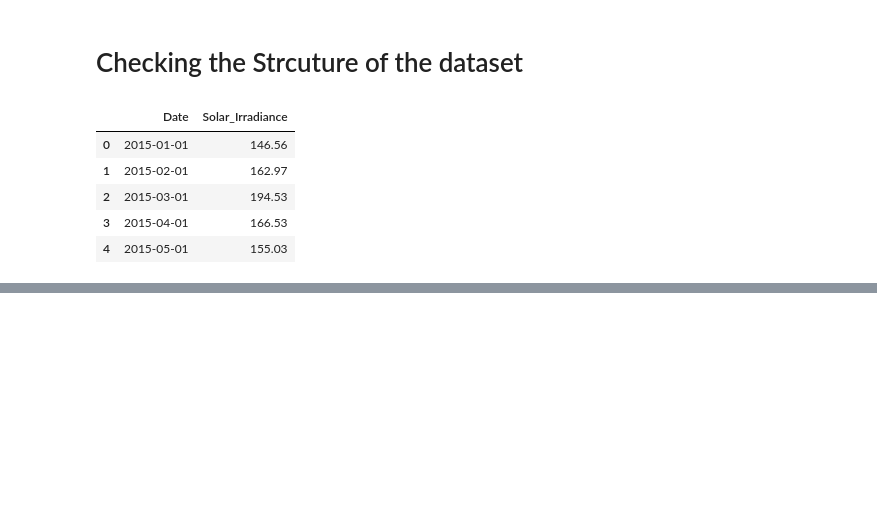
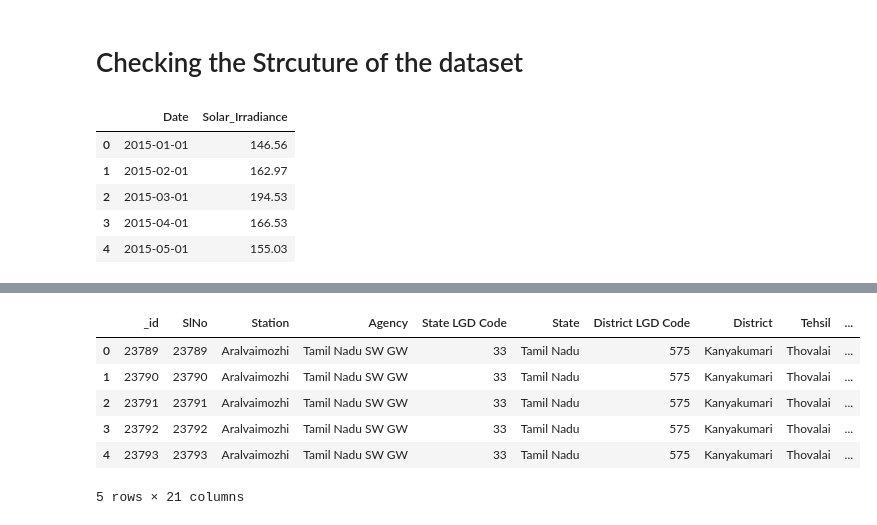
Before and after one commit to tamil43/Final-year-project-2027, a Jupyter notebook: Electricity Demand and Supply Forecasting/Data_pre_processing/solar_irradiance_pre-processing.ipynb, the cells around one changed output, grey strips where cells are left out. Saved outputs shown, nothing was run; the diff lists cells and outputs as text; code cells hidden in the pictures; blank space fills up the shorter version.

```diff
--- a/Electricity Demand and Supply Forecasting/Data_pre_processing/solar_irradiance_pre-processing.ipynb
+++ b/Electricity Demand and Supply Forecasting/Data_pre_processing/solar_irradiance_pre-processing.ipynb
@@ -110,0 +149,11 @@ df1=pd.read_csv("../Datasets/solar_irradiance.csv")
+# %%
+df=pd.read_csv("../Datasets/Solar_Radiation_2025_Onwards.csv")
+df.head()
+# %% [output]
+|  | _id | SlNo | Station | Agency | State LGD Code | State | District LGD Code | District | Tehsil | ... |
+| 0 | 23789 | 23789 | Aralvaimozhi | Tamil Nadu SW GW | 33 | Tamil Nadu | 575 | Kanyakumari | Thovalai | ... |
+| 1 | 23790 | 23790 | Aralvaimozhi | Tamil Nadu SW GW | 33 | Tamil Nadu | 575 | Kanyakumari | Thovalai | ... |
+| 2 | 23791 | 23791 | Aralvaimozhi | Tamil Nadu SW GW | 33 | Tamil Nadu | 575 | Kanyakumari | Thovalai | ... |
+| 3 | 23792 | 23792 | Aralvaimozhi | Tamil Nadu SW GW | 33 | Tamil Nadu | 575 | Kanyakumari | Thovalai | ... |
+| 4 | 23793 | 23793 | Aralvaimozhi | Tamil Nadu SW GW | 33 | Tamil Nadu | 575 | Kanyakumari | Thovalai | ... |
+5 rows × 21 columns
```
Also changed, not shown: parts of 35 cells of this notebook, 19 other files.
